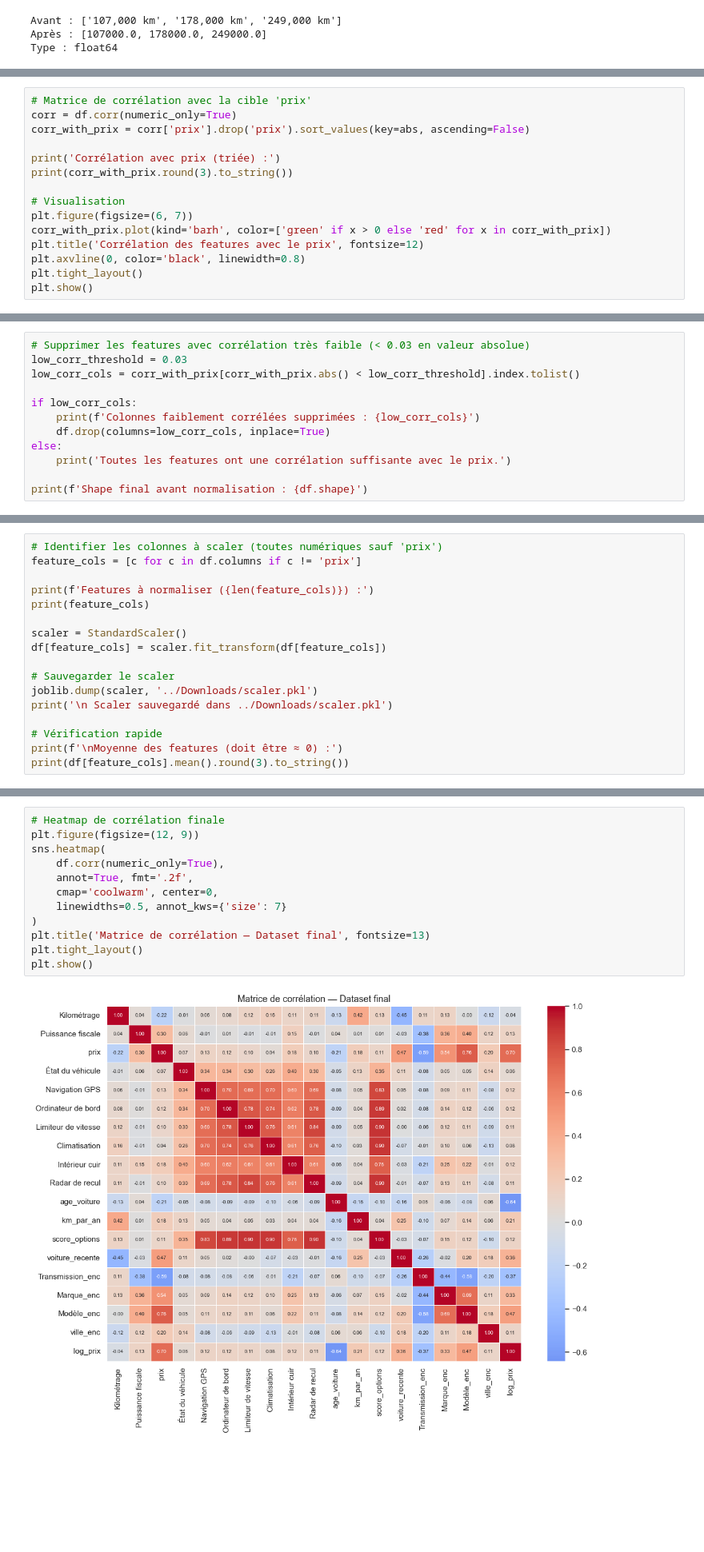
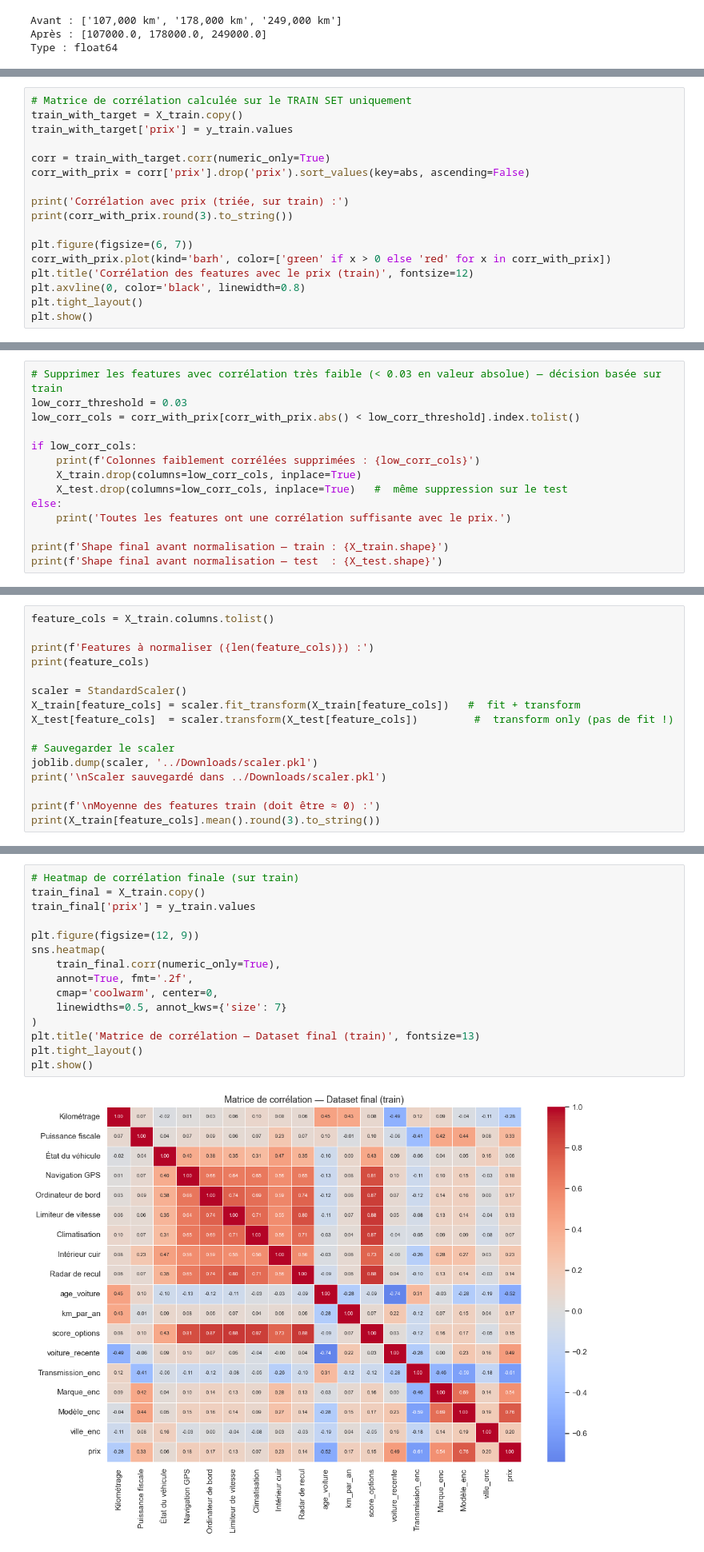
Before and after one commit to Thefrankinator/CAR-PRICE-MOTEUR, a Jupyter notebook: notebooks/C_preprocessing.ipynb, the cells around one changed output, grey strips where cells are left out. Shown at 80% size. Drawn from its saved outputs; the diff is of its cells as text; blank space fills up the shorter version.

```diff
--- a/notebooks/C_preprocessing.ipynb
+++ b/notebooks/C_preprocessing.ipynb
@@ -345,15 +378,17 @@ Colonnes finales (20) :
 # %%
-# Matrice de corrélation avec la cible 'prix'
-corr = df.corr(numeric_only=True)
+# Matrice de corrélation calculée sur le TRAIN SET uniquement
+train_with_target = X_train.copy()
+train_with_target['prix'] = y_train.values
+
+corr = train_with_target.corr(numeric_only=True)
 corr_with_prix = corr['prix'].drop('prix').sort_values(key=abs, ascending=False)
 
-print('Corrélation avec prix (triée) :')
+print('Corrélation avec prix (triée, sur train) :')
 print(corr_with_prix.round(3).to_string())
 
-# Visualisation
 plt.figure(figsize=(6, 7))
 corr_with_prix.plot(kind='barh', color=['green' if x > 0 else 'red' for x in corr_with_prix])
-plt.title('Corrélation des features avec le prix', fontsize=12)
+plt.title('Corrélation des features avec le prix (train)', fontsize=12)
 plt.axvline(0, color='black', linewidth=0.8)
 plt.tight_layout()
 plt.show()
@@ -382,13 +417,15 @@ Carburant_enc         -0.009
 # %%
-# Supprimer les features avec corrélation très faible (< 0.03 en valeur absolue)
+# Supprimer les features avec corrélation très faible (< 0.03 en valeur absolue) — décision basée sur train
 low_corr_threshold = 0.03
 low_corr_cols = corr_with_prix[corr_with_prix.abs() < low_corr_threshold].index.tolist()
 
 if low_corr_cols:
     print(f'Colonnes faiblement corrélées supprimées : {low_corr_cols}')
-    df.drop(columns=low_corr_cols, inplace=True)
+    X_train.drop(columns=low_corr_cols, inplace=True)
+    X_test.drop(columns=low_corr_cols, inplace=True)   #  même suppression sur le test
 else:
     print('Toutes les features ont une corrélation suffisante avec le prix.')
 
-print(f'Shape final avant normalisation : {df.shape}')
+print(f'Shape final avant normalisation — train : {X_train.shape}')
+print(f'Shape final avant normalisation — test  : {X_test.shape}')
 # %% [output]
@@ -403,20 +441,19 @@ Le scaler est sauvegardé pour être réutilisé lors de l'inférence (partie D/
 # %%
-# Identifier les colonnes à scaler (toutes numériques sauf 'prix')
-feature_cols = [c for c in df.columns if c != 'prix']
+feature_cols = X_train.columns.tolist()
 
 print(f'Features à normaliser ({len(feature_cols)}) :')
 print(feature_cols)
 
 scaler = StandardScaler()
-df[feature_cols] = scaler.fit_transform(df[feature_cols])
+X_train[feature_cols] = scaler.fit_transform(X_train[feature_cols])   #  fit + transform
+X_test[feature_cols]  = scaler.transform(X_test[feature_cols])         #  transform only (pas de fit !)
 
 # Sauvegarder le scaler
 joblib.dump(scaler, '../Downloads/scaler.pkl')
-print('\n Scaler sauvegardé dans ../Downloads/scaler.pkl')
+print('\nScaler sauvegardé dans ../Downloads/scaler.pkl')
 
-# Vérification rapide
-print(f'\nMoyenne des features (doit être ≈ 0) :')
-print(df[feature_cols].mean().round(3).to_string())
+print(f'\nMoyenne des features train (doit être ≈ 0) :')
+print(X_train[feature_cols].mean().round(3).to_string())
 # %% [output]
 Features à normaliser (17) :
 ['Kilométrage', 'Puissance fiscale', 'État du véhicule', 'Navigation GPS', 'Ordinateur de bord', 'Limiteur de vitesse', 'Climatisation', 'Intérieur cuir', 'Radar de recul', 'age_voiture', 'km_par_an', ...
@@ -479,16 +521,19 @@ df.describe().round(3)
 # %%
-# Heatmap de corrélation finale
+# Heatmap de corrélation finale (sur train)
+train_final = X_train.copy()
+train_final['prix'] = y_train.values
+
 plt.figure(figsize=(12, 9))
 sns.heatmap(
-    df.corr(numeric_only=True),
+    train_final.corr(numeric_only=True),
     annot=True, fmt='.2f',
     cmap='coolwarm', center=0,
     linewidths=0.5, annot_kws={'size': 7}
 )
-plt.title('Matrice de corrélation — Dataset final', fontsize=13)
+plt.title('Matrice de corrélation — Dataset final (train)', fontsize=13)
 plt.tight_layout()
 plt.show()
 # %% [output]
-[figure, old version]
+[figure, new version]
 # %% [markdown]
 ---
```
Also changed, not shown: parts of 29 cells of this notebook.
